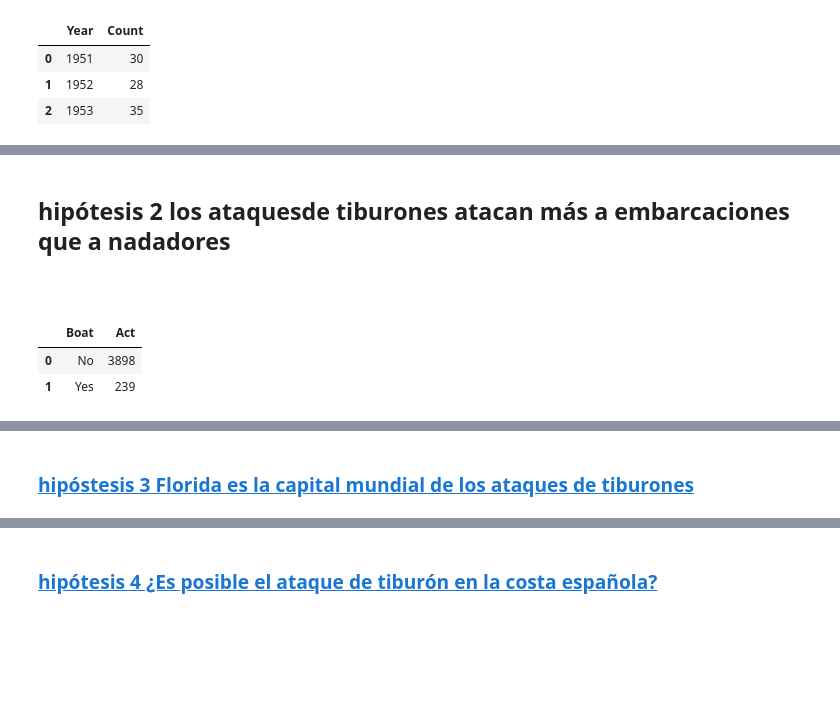
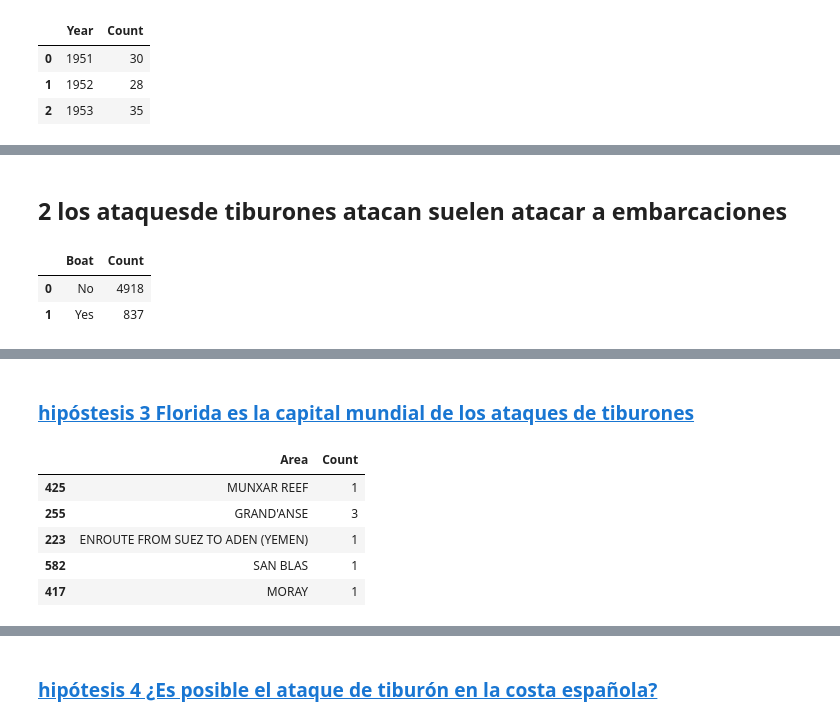
Before and after one commit to data2021oct/sharks, a Jupyter notebook: analysis.ipynb, the cells around one changed output, grey strips where cells are left out. Saved outputs shown, nothing was run; the diff lists cells and outputs as text; code cells hidden in the pictures; blank space fills up the shorter version.

```diff
--- a/analysis.ipynb
+++ b/analysis.ipynb
@@ -60,12 +64,12 @@ fig.show()
 # %% [markdown]
-## hipótesis 2 los ataquesde tiburones atacan más a embarcaciones que a nadadores
+## 2 los ataquesde tiburones atacan suelen atacar a embarcaciones
-# %% [markdown]
-####
 # %%
-Tipo = anual.groupby("Boat")["Act"].count().reset_index()
+#en la columna que hemos creado "Boat" tenemos resumidos qué ataques hay a embarcaciones.j
+Tipo = sharks.groupby("Boat")["Act"].count().reset_index()
+Tipo.rename(columns={'Boat':'Boat','Act':'Count'}, inplace = True)
 Tipo
 # %% [output]
-|  | Boat | Act |
-| 0 | No | 3898 |
-| 1 | Yes | 239 |
+|  | Boat | Count |
+| 0 | No | 4918 |
+| 1 | Yes | 837 |
 # %%
@@ -79,7 +85,15 @@ fig.show()
 areas = sharks[(sharks.Area != "UNKNOWN")]
 # %%
-#Tipo = anual.groupby("Boat")["Act"].count().reset_index()
 Areas = areas.groupby("Area")["Country"].count().reset_index()
+Areas.rename(columns={'Area':'Area','Country':'Count'}, inplace = True)
+Areas.sample(5)
+# %% [output]
+|  | Area | Count |
+| 425 | MUNXAR REEF | 1 |
+| 255 | GRAND'ANSE | 3 |
+| 223 | ENROUTE FROM SUEZ TO ADEN (YEMEN) | 1 |
+| 582 | SAN BLAS | 1 |
+| 417 | MORAY | 1 |
 # %%
 #elegimos lasl 20 areas con más ataques de tiburón para compararlas con Florida.
 fig = px.bar(areas, x= areas.Area.value_counts().head(20).index, y = areas.Area.value_counts().head(20).values, color = areas.Area.value_counts().head(20).values)
```
Also changed, not shown: parts of 13 cells of this notebook, 4 other files.
